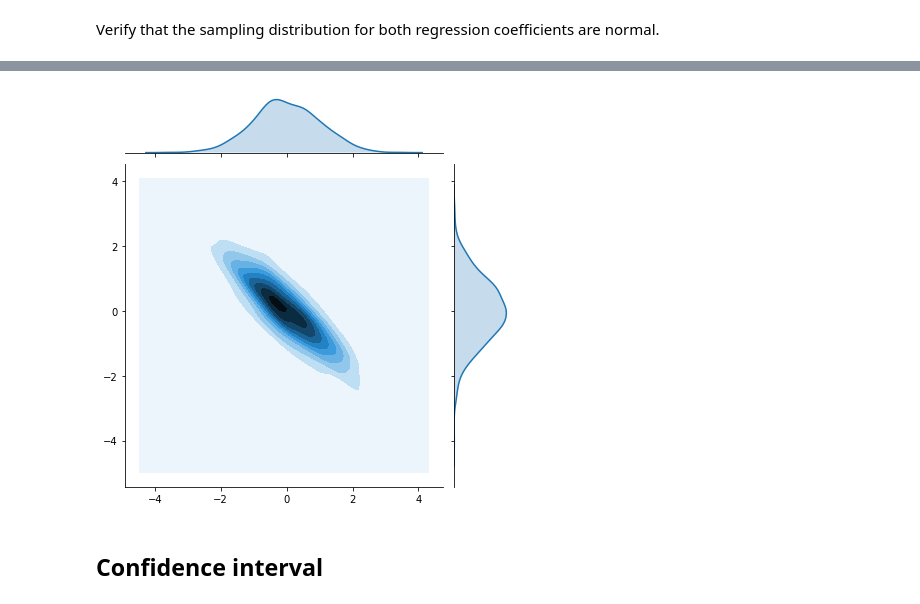
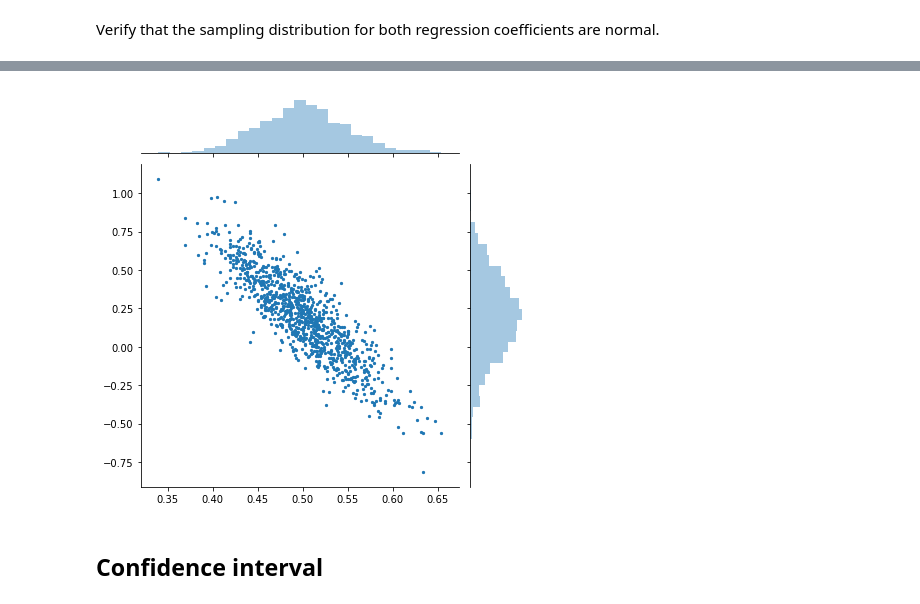
Before and after one commit to zhihanyang2022/bishop1995_notes, a Jupyter notebook: c3_single_layer_networks/least_square_method/least_square_method_demo.ipynb, the cells around one changed output, grey strips where cells are left out. Cells and saved outputs as stored; diff of their text form; code cells hidden in the pictures.

```diff
--- a/c3_single_layer_networks/least_square_method/least_square_method_demo.ipynb
+++ b/c3_single_layer_networks/least_square_method/least_square_method_demo.ipynb
@@ -111,10 +112,8 @@ Note that the two normal distributions above are correlated. This means that we
-# %%
-sns.jointplot(
-    (np.array(samp_slopes) - pop_slope) / np.array(samp_slopes).std(),
-    (np.array(samp_intercepts) - pop_intercept) / np.array(samp_intercepts).std(), kind='kde')
-plt.show()
-# %% [output]
-[figure, removed]
+# %%
+sns.jointplot(samp_slopes, samp_intercepts, s=5)
+plt.show()
+# %% [output]
+[figure, added]
 # %% [markdown]
 ## Confidence interval
 # %% [markdown]
```
Also changed, not shown: parts of 22 cells of this notebook.
